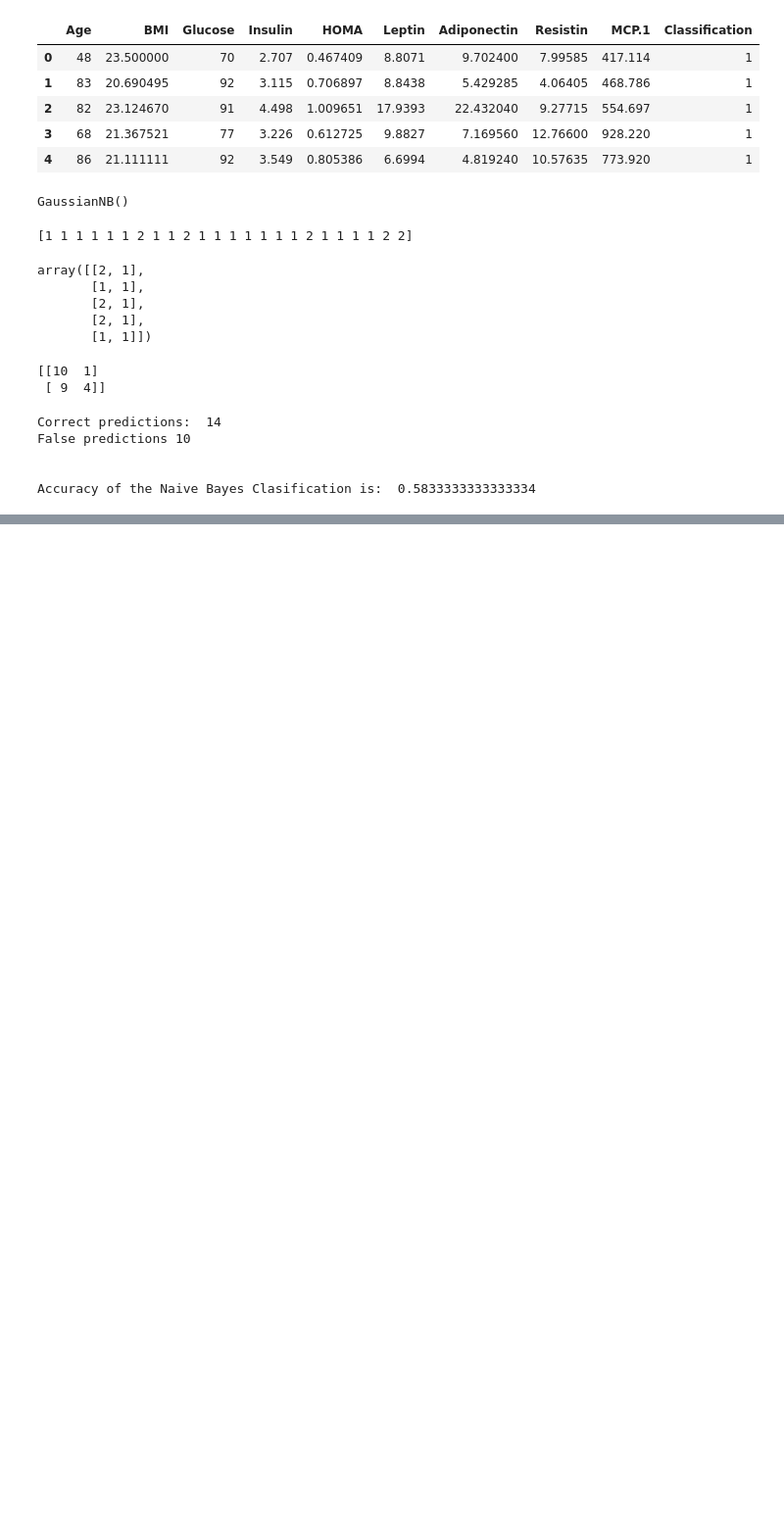
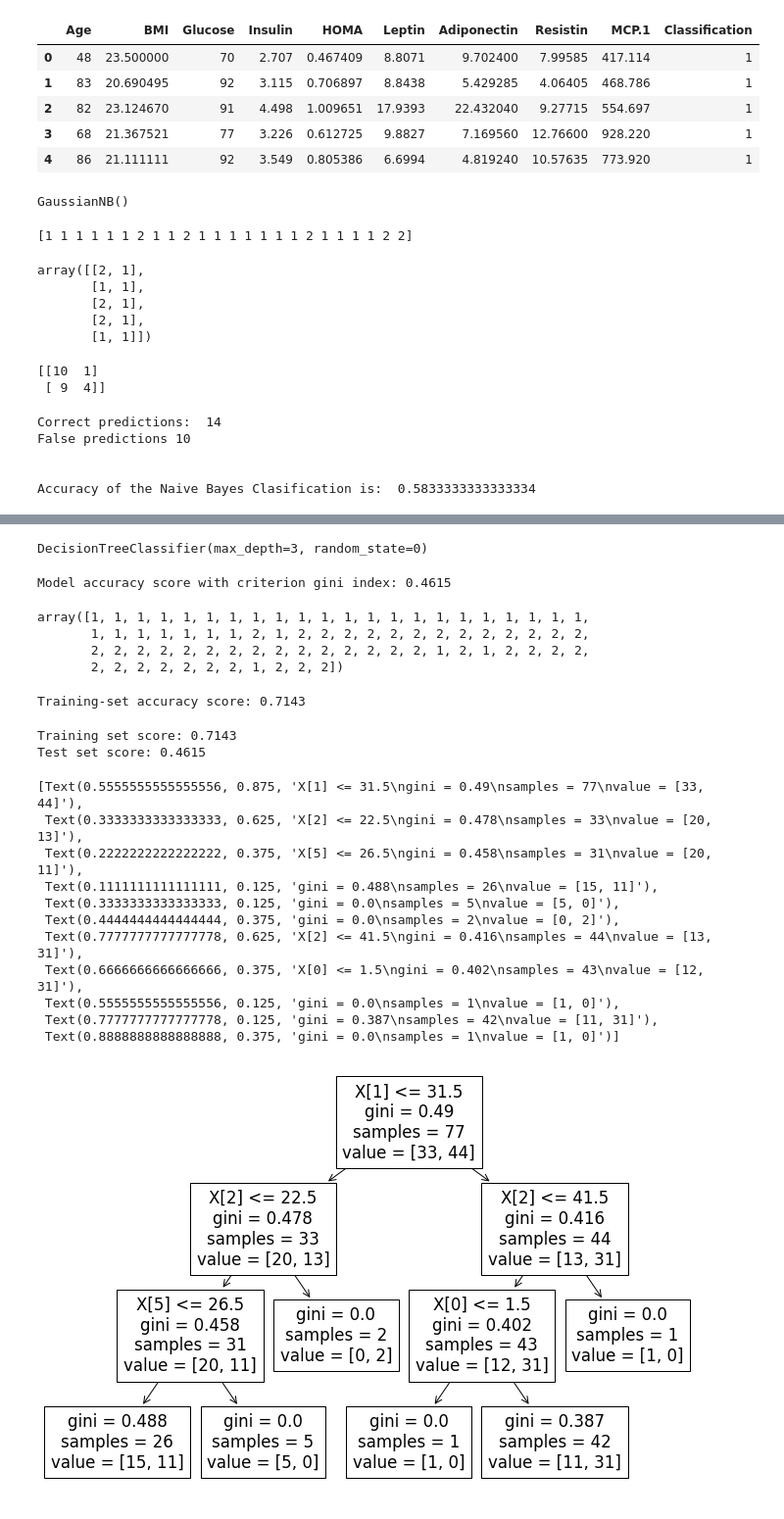
Before and after one commit to NessaRNG/DataMining, a Jupyter notebook: _sources/TugasPendat/tugas-uts.ipynb, the cells around one changed output, grey strips where cells are left out. Shown at 98% size. Drawn from its saved outputs; the diff is of its cells as text; code cells hidden in the pictures; blank space fills up the shorter version.

```diff
--- a/_sources/TugasPendat/tugas-uts.ipynb
+++ b/_sources/TugasPendat/tugas-uts.ipynb
@@ -93,0 +160,11 @@ Accuracy of the Naive Bayes Clasification is:  0.5833333333333334
+# %%
+# Declare feature vector and target variable
+X = df.drop(['Classification'], axis=1)
+
+y = df['Classification']
+# %%
+# split X and y into training and testing sets
+
+from sklearn.model_selection import train_test_split
+
+X_train, X_test, y_train, y_test = train_test_split(X, y, test_size = 0.33, random_state = 42)
@@ -93,0 +212,9 @@ Accuracy of the Naive Bayes Clasification is:  0.5833333333333334
+# %%
+# encode variables with ordinal encoding
+
+encoder = ce.OrdinalEncoder(cols=["Age",	"BMI",	"Glucose",	"Insulin",	"HOMA",	"Leptin",	"Adiponectin",	"Resistin",	"MCP.1"])
+
+
+X_train = encoder.fit_transform(X_train)
+
+X_test = encoder.transform(X_test)
@@ -93,0 +243,10 @@ Accuracy of the Naive Bayes Clasification is:  0.5833333333333334
+# %%
+# instantiate the DecisionTreeClassifier model with criterion gini index
+
+clf_gini = DecisionTreeClassifier(criterion='gini', max_depth=3, random_state=0)
+
+
+# fit the model
+clf_gini.fit(X_train, y_train)
+# %% [output]
+DecisionTreeClassifier(max_depth=3, random_state=0)
@@ -93,0 +255,47 @@ Accuracy of the Naive Bayes Clasification is:  0.5833333333333334
+# %%
+from sklearn.metrics import accuracy_score
+
+print('Model accuracy score with criterion gini index: {0:0.4f}'. format(accuracy_score(y_test, y_pred_gini)))
+# %% [output]
+Model accuracy score with criterion gini index: 0.4615
+# %%
+y_pred_train_gini = clf_gini.predict(X_train)
+
+y_pred_train_gini
+# %% [output]
+array([1, 1, 1, 1, 1, 1, 1, 1, 1, 1, 1, 1, 1, 1, 1, 1, 1, 1, 1, 1, 1, 1,
+       1, 1, 1, 1, 1, 1, 1, 2, 1, 2, 2, 2, 2, 2, 2, 2, 2, 2, 2, 2, 2, 2,
+       2, 2, 2, 2, 2, 2, 2, 2, 2, 2, 2, 2, 2, 2, 2, 1, 2, 1, 2, 2, 2, 2,
+       2, 2, 2, 2, 2, 2, 2, 1, 2, 2, 2])
+# %%
+print('Training-set accuracy score: {0:0.4f}'. format(accuracy_score(y_train, y_pred_train_gini)))
+# %% [output]
+Training-set accuracy score: 0.7143
+# %%
+# print the scores on training and test set
+
+print('Training set score: {:.4f}'.format(clf_gini.score(X_train, y_train)))
+
+print('Test set score: {:.4f}'.format(clf_gini.score(X_test, y_test)))
+# %% [output]
+Training set score: 0.7143
+Test set score: 0.4615
+# %%
+plt.figure(figsize=(12,8))
+
+from sklearn import tree
+
+tree.plot_tree(clf_gini.fit(X_train, y_train))
+# %% [output]
+[Text(0.5555555555555556, 0.875, 'X[1] <= 31.5\ngini = 0.49\nsamples = 77\nvalue = [33, 44]'),
+ Text(0.3333333333333333, 0.625, 'X[2] <= 22.5\ngini = 0.478\nsamples = 33\nvalue = [20, 13]'),
+ Text(0.2222222222222222, 0.375, 'X[5] <= 26.5\ngini = 0.458\nsamples = 31\nvalue = [20, 11]'),
+ Text(0.1111111111111111, 0.125, 'gini = 0.488\nsamples = 26\nvalue = [15, 11]'),
+ Text(0.3333333333333333, 0.125, 'gini = 0.0\nsamples = 5\nvalue = [5, 0]'),
+ Text(0.4444444444444444, 0.375, 'gini = 0.0\nsamples = 2\nvalue = [0, 2]'),
+ Text(0.7777777777777778, 0.625, 'X[2] <= 41.5\ngini = 0.416\nsamples = 44\nvalue = [13, 31]'),
+ Text(0.6666666666666666, 0.375, 'X[0] <= 1.5\ngini = 0.402\nsamples = 43\nvalue = [12, 31]'),
+ Text(0.5555555555555556, 0.125, 'gini = 0.0\nsamples = 1\nvalue = [1, 0]'),
+ Text(0.7777777777777778, 0.125, 'gini = 0.387\nsamples = 42\nvalue = [11, 31]'),
+ Text(0.8888888888888888, 0.375, 'gini = 0.0\nsamples = 1\nvalue = [1, 0]')]
+[figure, added]
```
Also changed, not shown: parts of 17 cells of this notebook, 8 other files.
